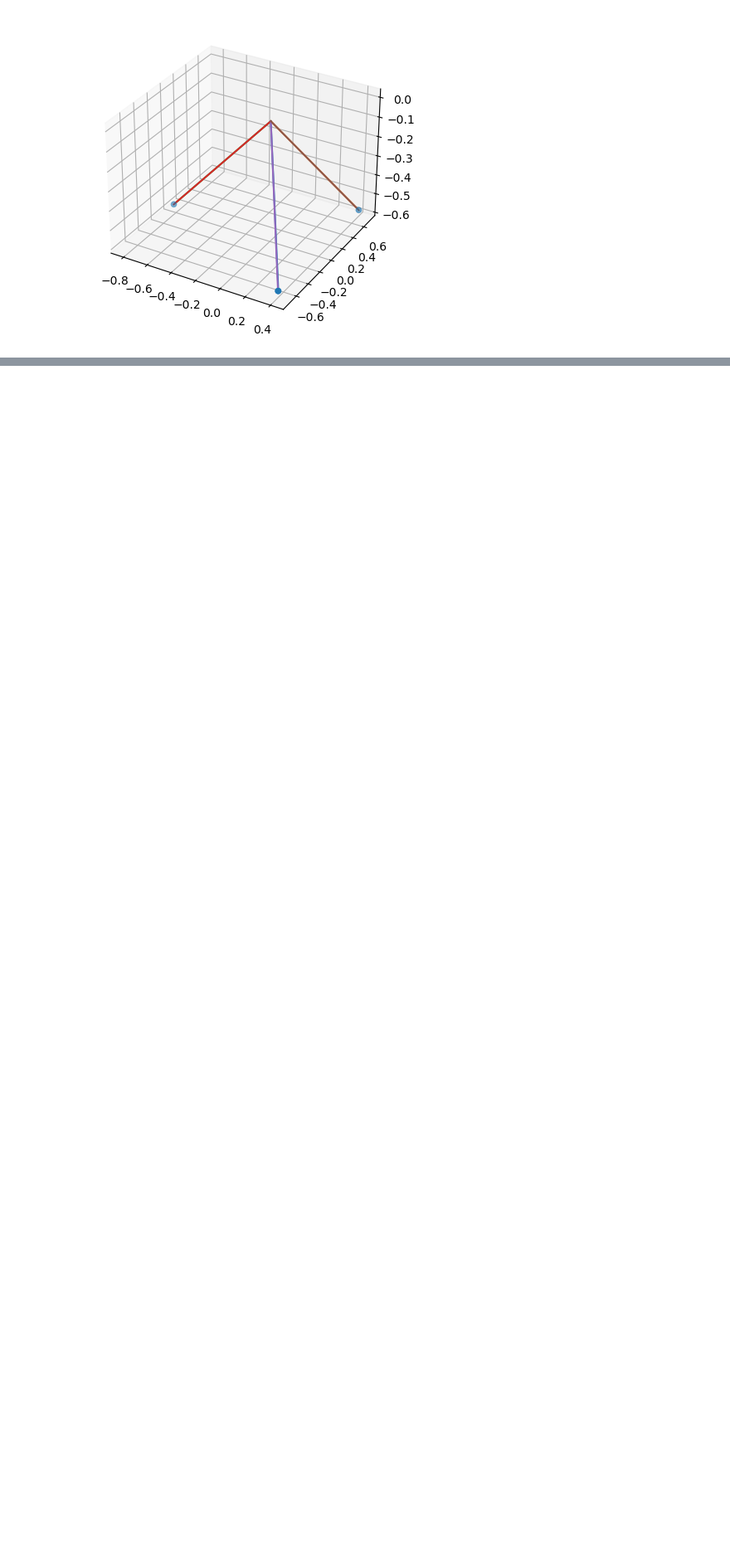
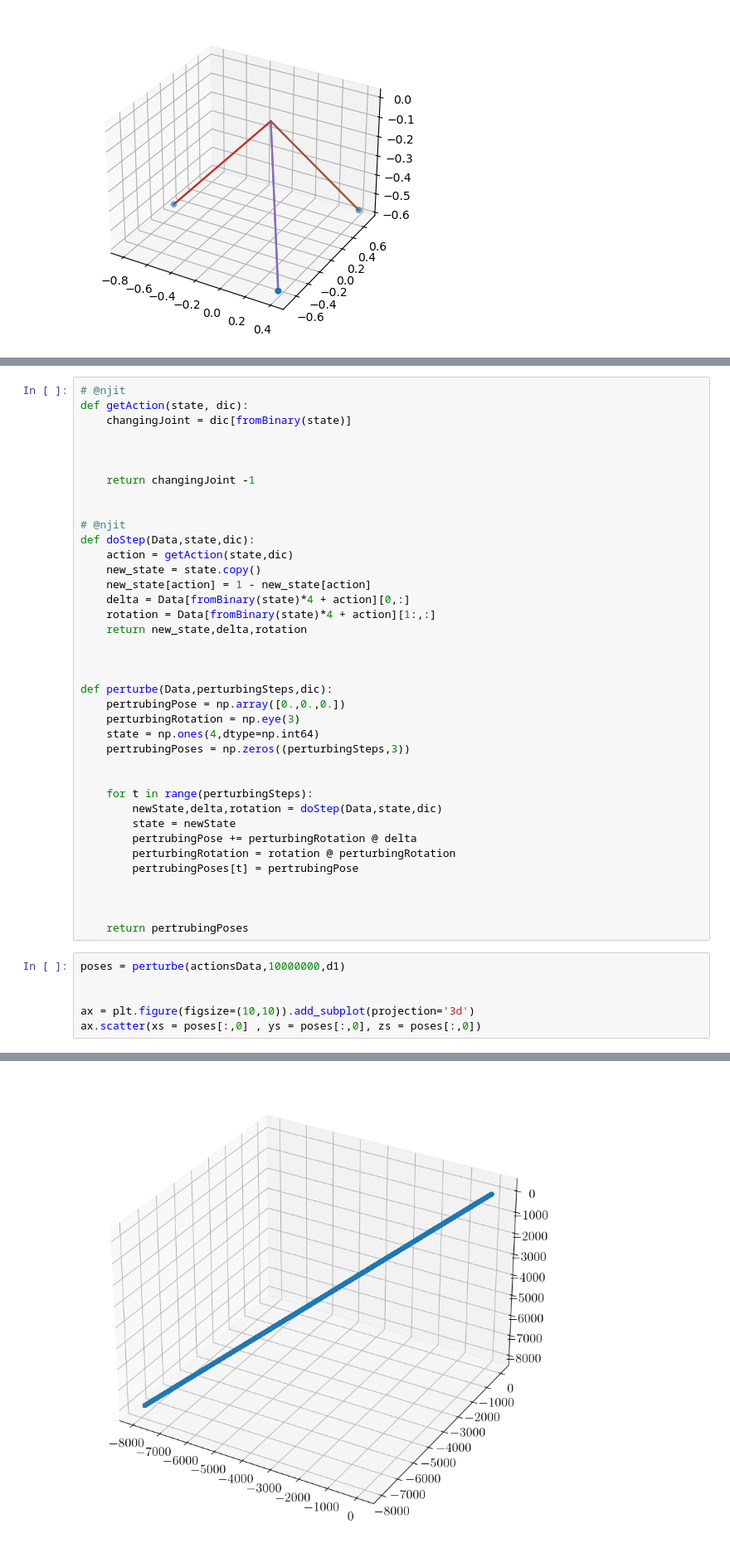
Before and after one commit to alireza-astane/starSwimmer3D, a Jupyter notebook: phase3.ipynb, the cells around one changed output, grey strips where cells are left out. Shown at 83% size. Cells and saved outputs as stored; diff of their text form; blank space fills up the shorter version.

```diff
--- a/phase3.ipynb
+++ b/phase3.ipynb
@@ -317,0 +341,45 @@ plt.show()
+# %%
+# @njit
+def getAction(state, dic):
+    changingJoint = dic[fromBinary(state)]
+
+
+
+    return changingJoint -1
+
+
+# @njit
+def doStep(Data,state,dic):
+    action = getAction(state,dic)
+    new_state = state.copy()
+    new_state[action] = 1 - new_state[action]
+    delta = Data[fromBinary(state)*4 + action][0,:]
+    rotation = Data[fromBinary(state)*4 + action][1:,:]
+    return new_state,delta,rotation
+
+
+
+def perturbe(Data,perturbingSteps,dic):
+    pertrubingPose = np.array([0.,0.,0.])
+    perturbingRotation = np.eye(3)
+    state = np.ones(4,dtype=np.int64)
+    pertrubingPoses = np.zeros((perturbingSteps,3))
+
+
+    for t in range(perturbingSteps):
+        newState,delta,rotation = doStep(Data,state,dic)
+        state = newState
+        pertrubingPose += perturbingRotation @ delta
+        perturbingRotation = rotation @ perturbingRotation
+        pertrubingPoses[t] = pertrubingPose
+
+
+
+    return pertrubingPoses
+# %%
+poses = perturbe(actionsData,10000000,d1)
+
+
+ax = plt.figure(figsize=(10,10)).add_subplot(projection='3d')
+ax.scatter(xs = poses[:,0] , ys = poses[:,0], zs = poses[:,0])
+# %% [output]
@@ -317,0 +387 @@ plt.show()
+[figure, added]
```
Also changed, not shown: parts of 12 cells of this notebook, 52 other files.
